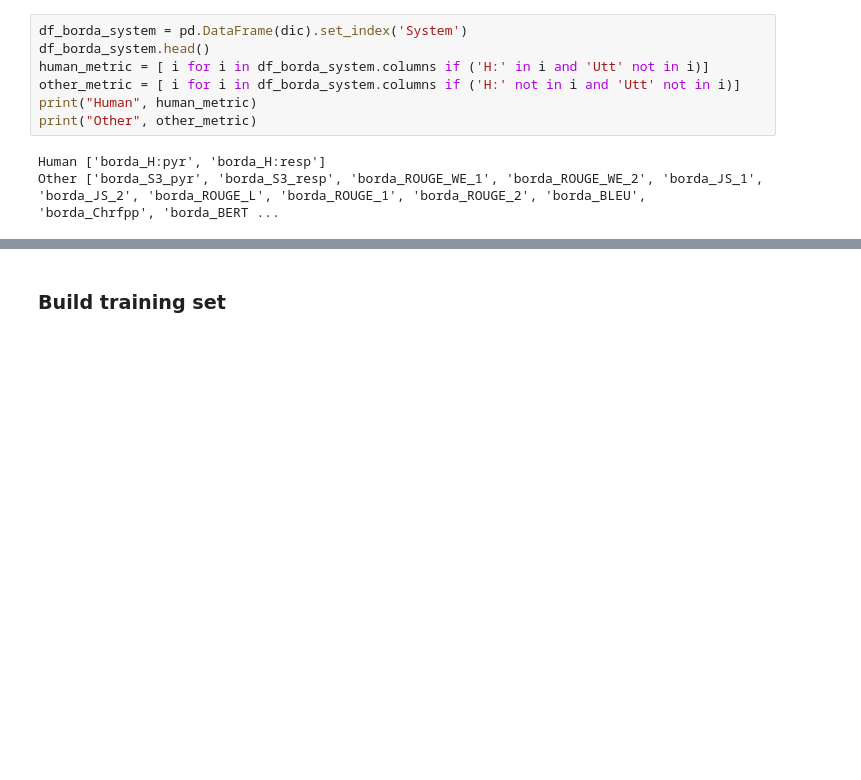
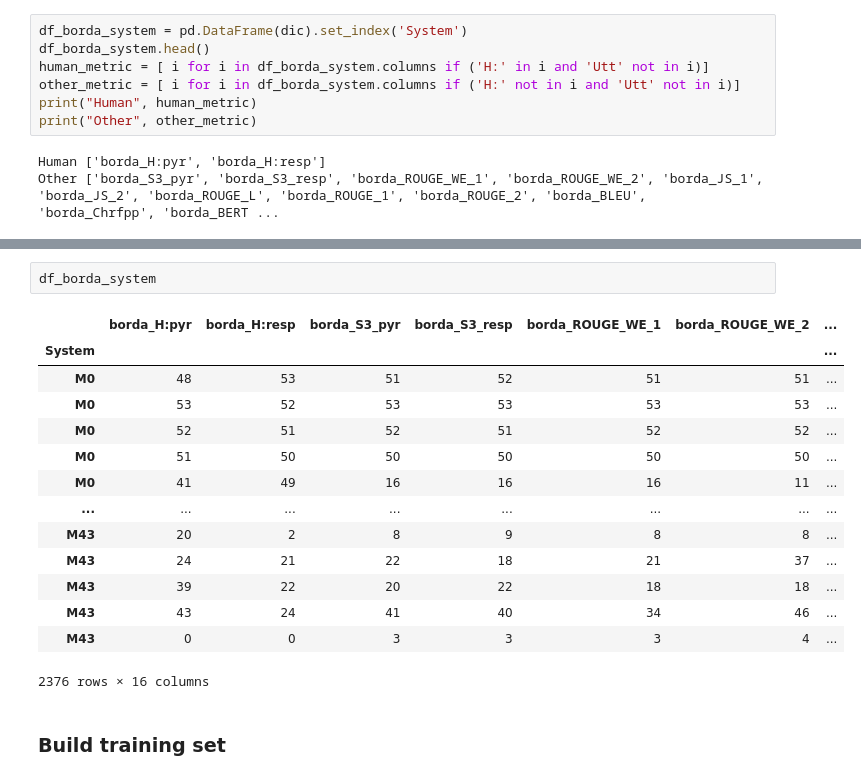
Before and after one commit to PierreColombo/HumanMetric, a Jupyter notebook: Cluster Expe 3.ipynb, the cells around one changed output, grey strips where cells are left out. Saved outputs shown, nothing was run; the diff lists cells and outputs as text; blank space fills up the shorter version.

```diff
--- a/Cluster Expe 3.ipynb
+++ b/Cluster Expe 3.ipynb
@@ -108,3 +88,20 @@ Successfully installed Bio-1.3.3 biopython-1.79 biothings-client-0.2.6 mygene-3.
+# %%
+df_borda_system
+# %% [output]
+|  | borda_H:pyr | borda_H:resp | borda_S3_pyr | borda_S3_resp | borda_ROUGE_WE_1 | borda_ROUGE_WE_2 | ... |
+| System |  |  |  |  |  |  | ... |
+| M0 | 48 | 53 | 51 | 52 | 51 | 51 | ... |
+| M0 | 53 | 52 | 53 | 53 | 53 | 53 | ... |
+| M0 | 52 | 51 | 52 | 51 | 52 | 52 | ... |
+| M0 | 51 | 50 | 50 | 50 | 50 | 50 | ... |
+| M0 | 41 | 49 | 16 | 16 | 16 | 11 | ... |
+| ... | ... | ... | ... | ... | ... | ... | ... |
+| M43 | 20 | 2 | 8 | 9 | 8 | 8 | ... |
+| M43 | 24 | 21 | 22 | 18 | 21 | 37 | ... |
+| M43 | 39 | 22 | 20 | 22 | 18 | 18 | ... |
+| M43 | 43 | 24 | 41 | 40 | 34 | 46 | ... |
+| M43 | 0 | 0 | 3 | 3 | 3 | 4 | ... |
+2376 rows × 16 columns
 # %% [markdown]
 ### Build training set
 # %%
```
Also changed, not shown: parts of 1 cell of this notebook, 1 other file.
